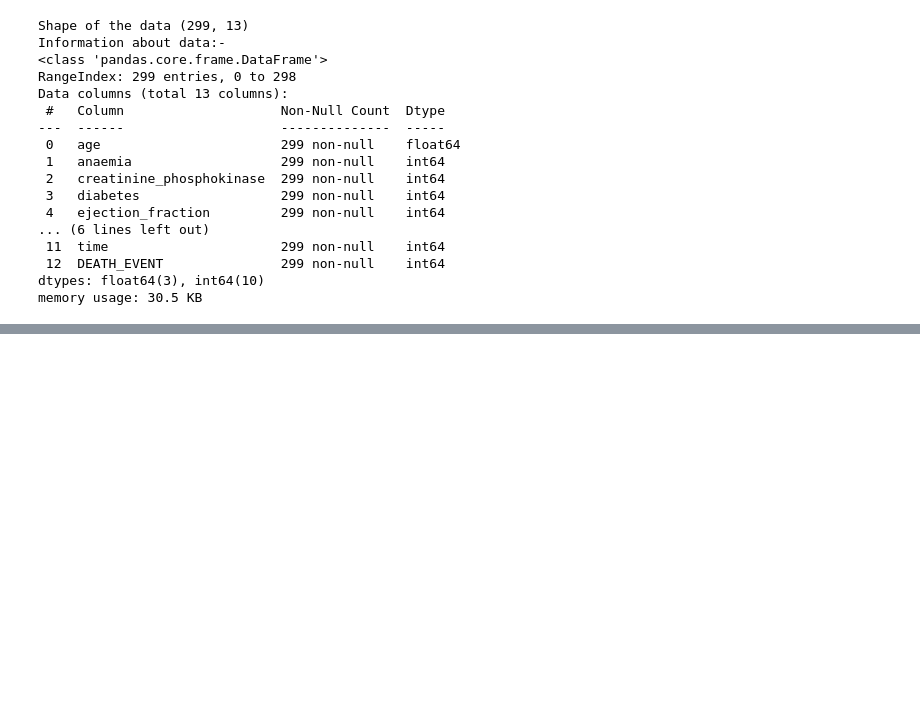
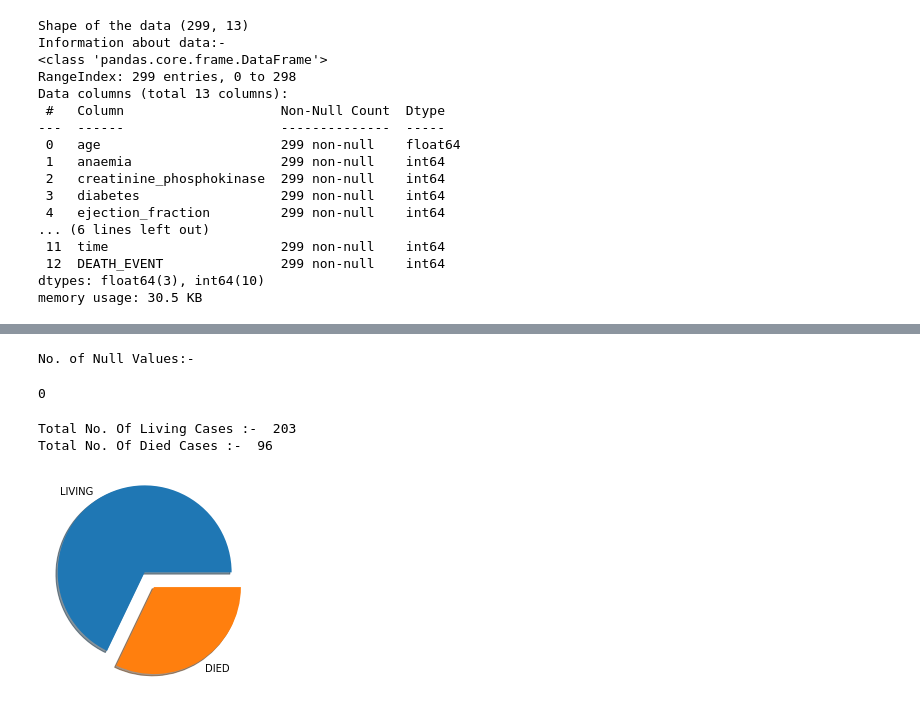
Before and after one commit to YvetteKal/heart-failure-prediction, a Jupyter notebook: heart-failure-prediction.ipynb, the cells around one changed output, grey strips where cells are left out. Cells and saved outputs as stored; diff of their text form; code cells hidden in the pictures; blank space fills up the shorter version.

Commit message:
classes and age distribution in data exploration

```diff
--- a/heart-failure-prediction.ipynb
+++ b/heart-failure-prediction.ipynb
@@ -52,0 +55,29 @@ describing the data:-
+# %%
+print(f"No. of Null Values:-" )
+data.isnull().sum().sum()
+# %% [output]
+No. of Null Values:-
+0
+# %%
+# EXPLORATORY DATA ANALYSIS
+# seeing the distribution of classes, this will help us to identify which types
+
+len_live = len(data["DEATH_EVENT"][data.DEATH_EVENT == 0])
+len_death = len(data["DEATH_EVENT"][data.DEATH_EVENT == 1])
+
+arr = np.array([len_live , len_death])
+labels = ['LIVING', 'DIED']
+print("Total No. Of Living Cases :- ", len_live)
+print("Total No. Of Died Cases :- ", len_death)
+
+plt.pie(arr, labels=labels, explode = [0.2,0.0] , shadow=True)
+plt.show()
+
+# inference :- we are actually working on imbalance data
+# imbalance:- your data is not equally distributed between classes: our model is prone to be trained under more of living classes
+# since living person are more of the double of died classes: this is a problem and it can cause our model to have low bias
+# meaning that it does not perform well on trx data
+# %% [output]
+Total No. Of Living Cases :-  203
+Total No. Of Died Cases :-  96
+[figure, added]
```
Also changed, not shown: parts of 4 cells of this notebook.
